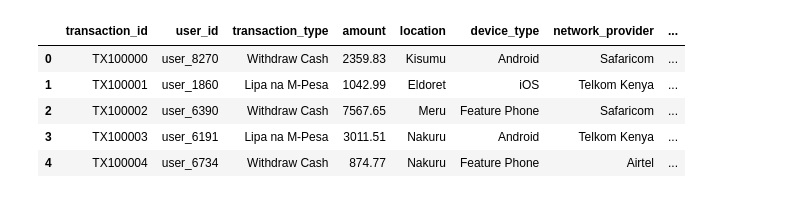
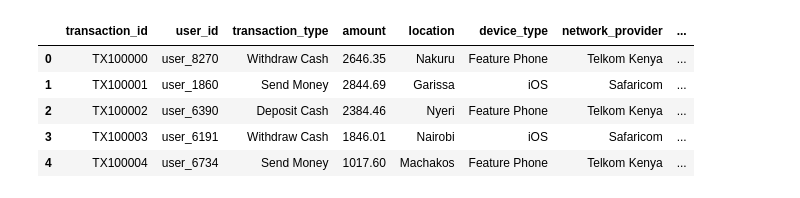
Before and after one commit to promibe/M-Pesa-Fraud-Transaction-Detection-System-, a Jupyter notebook: dataset_script.ipynb, the cells around one changed output. Cells and saved outputs as stored; diff of their text form; code cells hidden in the pictures.

```diff
--- a/dataset_script.ipynb
+++ b/dataset_script.ipynb
@@ -12,38 +12,38 @@ network_providers = ['Safaricom', 'Airtel', 'Telkom Kenya']
 user_types = ['individual', 'agent']
 
 # Generate synthetic dataset
-n = 5000
+n = 10000
 np.random.seed(42)
 
 def random_date():
     start = datetime(2024, 6, 1)
     end = datetime(2024, 6, 30)
     return start + timedelta(seconds=random.randint(0, int((end - start).total_seconds())))
 
 data = {
     'transaction_id': [f"TX{100000 + i}" for i in range(n)],
     'user_id': [f"user_{np.random.randint(1000, 9999)}" for _ in range(n)],
     'transaction_type': np.random.choice(transaction_types, n),
     'amount': np.random.exponential(scale=3500, size=n).round(2),
     'location': np.random.choice(locations, n),
     'device_type': np.random.choice(device_types, n),
     'network_provider': np.random.choice(network_providers, n),
     'user_type': np.random.choice(user_types, n, p=[0.85, 0.15]),
     'time_of_day': np.random.choice(['morning', 'afternoon', 'evening', 'night'], n),
     'is_foreign_number': np.random.choice([0, 1], n, p=[0.97, 0.03]),
     'is_sim_recently_swapped': np.random.choice([0, 1], n, p=[0.95, 0.05]),
     'has_multiple_accounts': np.random.choice([0, 1], n, p=[0.9, 0.1]),
     'datetime': [random_date() for _ in range(n)],
 }
 
 df_kenya = pd.DataFrame(data)
 df_kenya.head()
 # %% [output]
 |  | transaction_id | user_id | transaction_type | amount | location | device_type | network_provider | ... |
-| 0 | TX100000 | user_8270 | Withdraw Cash | 2359.83 | Kisumu | Android | Safaricom | ... |
-| 1 | TX100001 | user_1860 | Lipa na M-Pesa | 1042.99 | Eldoret | iOS | Telkom Kenya | ... |
-| 2 | TX100002 | user_6390 | Withdraw Cash | 7567.65 | Meru | Feature Phone | Safaricom | ... |
-| 3 | TX100003 | user_6191 | Lipa na M-Pesa | 3011.51 | Nakuru | Android | Telkom Kenya | ... |
-| 4 | TX100004 | user_6734 | Withdraw Cash | 874.77 | Nakuru | Feature Phone | Airtel | ... |
+| 0 | TX100000 | user_8270 | Withdraw Cash | 2646.35 | Nakuru | Feature Phone | Telkom Kenya | ... |
+| 1 | TX100001 | user_1860 | Send Money | 2844.69 | Garissa | iOS | Safaricom | ... |
+| 2 | TX100002 | user_6390 | Deposit Cash | 2384.46 | Nyeri | Feature Phone | Telkom Kenya | ... |
+| 3 | TX100003 | user_6191 | Withdraw Cash | 1846.01 | Nairobi | iOS | Safaricom | ... |
+| 4 | TX100004 | user_6734 | Send Money | 1017.60 | Machakos | Feature Phone | Telkom Kenya | ... |
 # %%
 df_kenya.to_csv('kenya_fraud_detection.csv')
```
Also changed, not shown: parts of 1 cell of this notebook, 3 other files.
